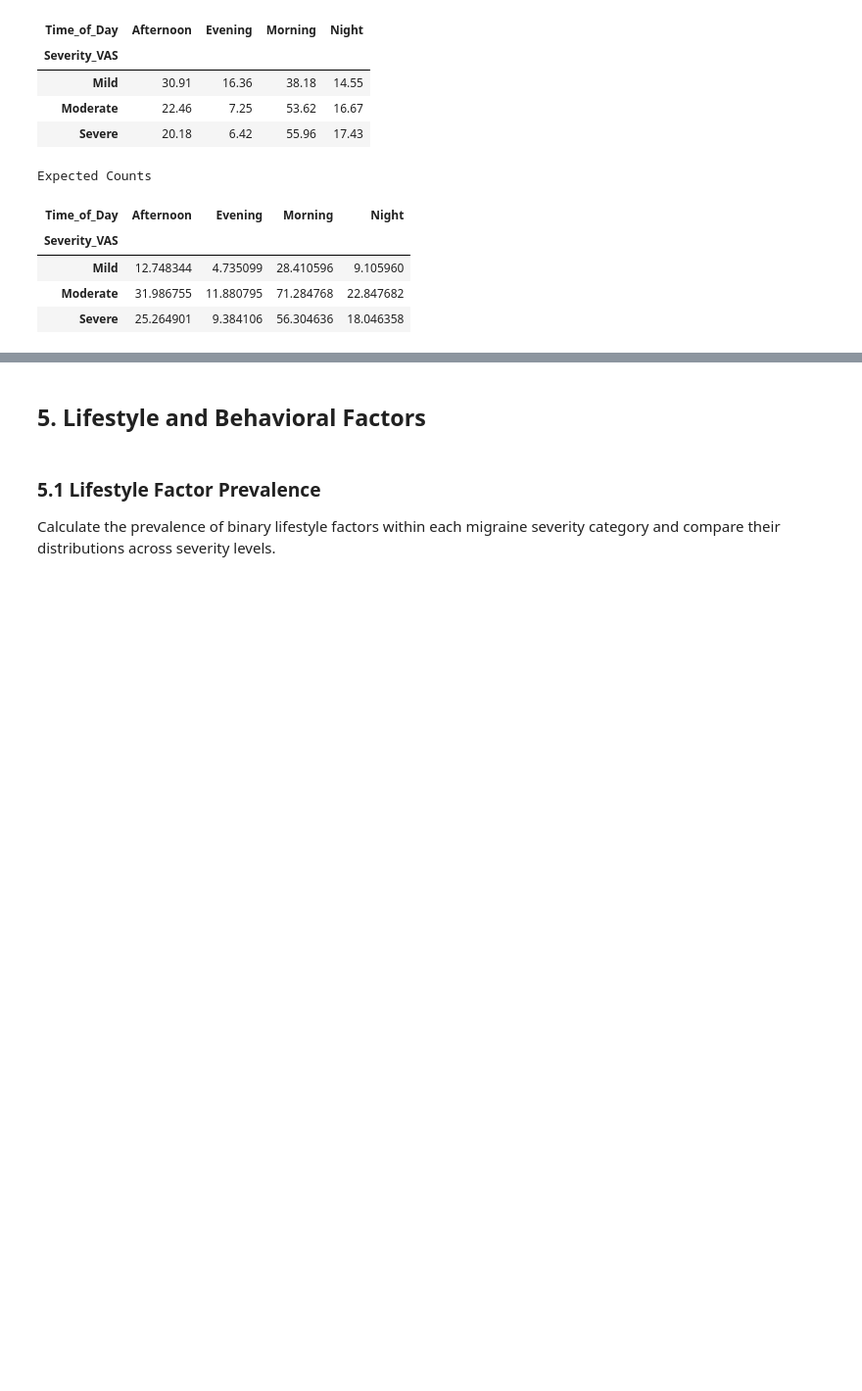
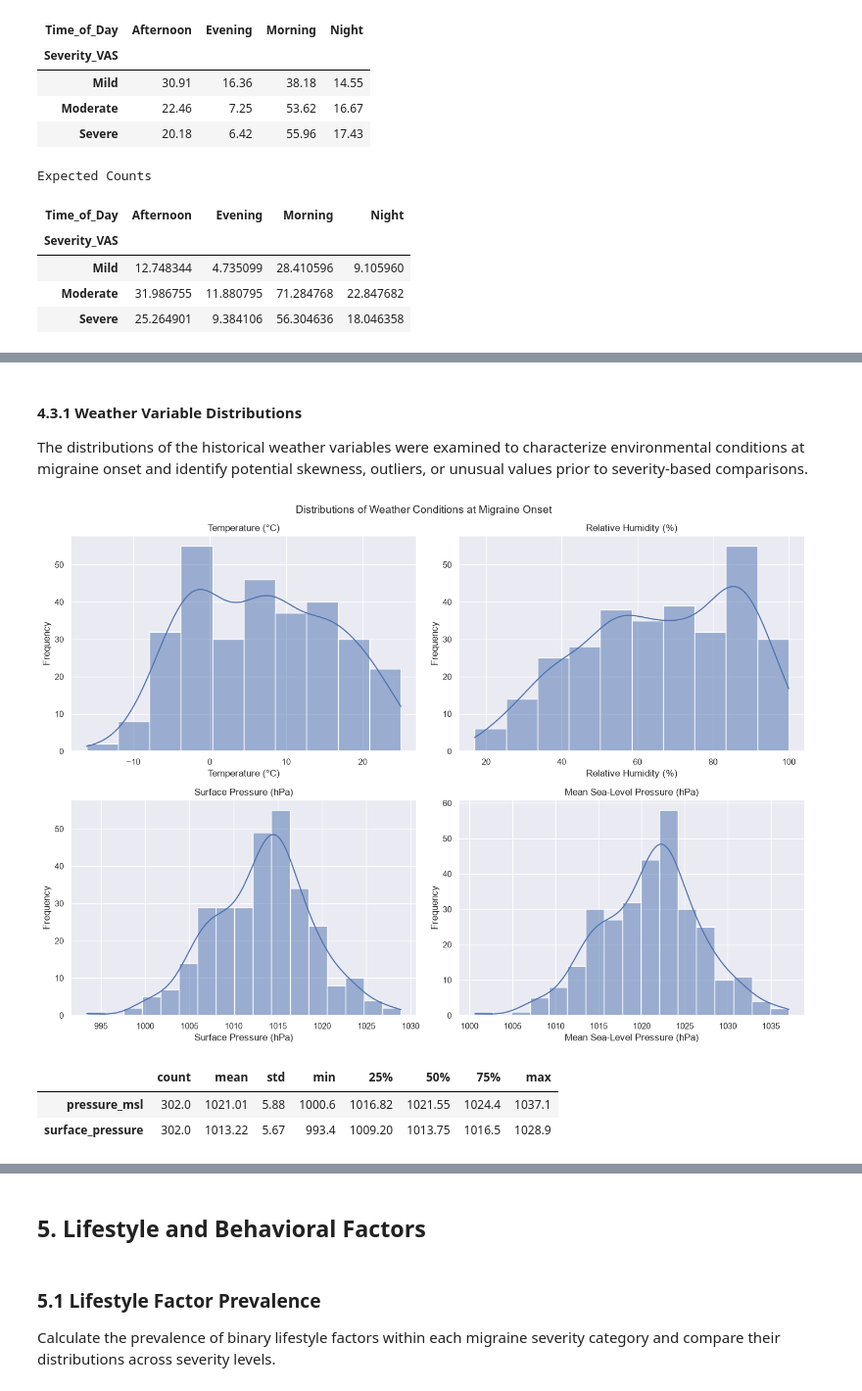
Before and after one commit to rebeccarickard/migraine-severity-prediction, a Jupyter notebook: Notebooks/03_Exploratory_Data_Analysis.ipynb, the cells around one changed output, grey strips where cells are left out. Shown at 98% size. Cells and saved outputs as stored; diff of their text form; code cells hidden in the pictures; blank space fills up the shorter version.

```diff
--- a/Notebooks/03_Exploratory_Data_Analysis.ipynb
+++ b/Notebooks/03_Exploratory_Data_Analysis.ipynb
@@ -84,3 +88,22 @@ print(f"Columns: {diary.shape[1]}")
 # %% [output]
 Rows: 4544
 Columns: 38
+# %%
+# Load weather-enriched migraine data
+weather_model_df = pd.read_csv(
+    WEATHER_ENRICHED_DATA_FILE
+)
+
+# Restore datetime columns
+weather_model_df["Start Time"] = pd.to_datetime(
+    weather_model_df["Start Time"],
+    errors="coerce"
+)
+
+weather_model_df["Weather_Hour"] = pd.to_datetime(
+    weather_model_df["Weather_Hour"],
+    errors="coerce"
+)
+
+print(f"Weather-enriched observations: {weather_model_df.shape[0]}")
+print(f"Weather-enriched columns: {weather_model_df.shape[1]}")
@@ -557,0 +656,52 @@ Expected Counts
+# %% [markdown]
+#### 4.3.1 Weather Variable Distributions
+
+The distributions of the historical weather variables were examined to characterize environmental conditions at migraine onset and identify potential skewness, outliers, or unusual values prior to severity-based comparisons.
+# %%
+# Define readable labels for weather variables
+weather_labels = {
+    "temperature_2m": "Temperature (°C)",
+    "relative_humidity_2m": "Relative Humidity (%)",
+    "pressure_msl": "Mean Sea-Level Pressure (hPa)",
+    "surface_pressure": "Surface Pressure (hPa)",
+}
+
+# Plot distributions of raw weather variables
+fig, axes = plt.subplots(
+    nrows=2,
+    ncols=2,
+    figsize=(14, 10)
+)
+
+axes = axes.flatten()
+
+for ax, feature in zip(axes, WEATHER_RAW_FEATURES):
+    sns.histplot(
+        data=weather_model_df,
+        x=feature,
+        kde=True,
+        ax=ax
+    )
+
+    ax.set_title(weather_labels[feature])
+    ax.set_xlabel(weather_labels[feature])
+    ax.set_ylabel("Frequency")
+
+plt.suptitle(
+    "Distributions of Weather Conditions at Migraine Onset",
+    fontsize=14
+)
+
+plt.tight_layout()
+plt.show()
+# %% [output]
+[figure, added]
+# %%
+# Compare the two pressure measurements
+weather_model_df[
+    ["pressure_msl", "surface_pressure"]
+].describe().T.round(2)
+# %% [output]
+|  | count | mean | std | min | 25% | 50% | 75% | max |
+| pressure_msl | 302.0 | 1021.01 | 5.88 | 1000.6 | 1016.82 | 1021.55 | 1024.4 | 1037.1 |
+| surface_pressure | 302.0 | 1013.22 | 5.67 | 993.4 | 1009.20 | 1013.75 | 1016.5 | 1028.9 |
```
Also changed, not shown: parts of 45 cells of this notebook, 6 other files.
